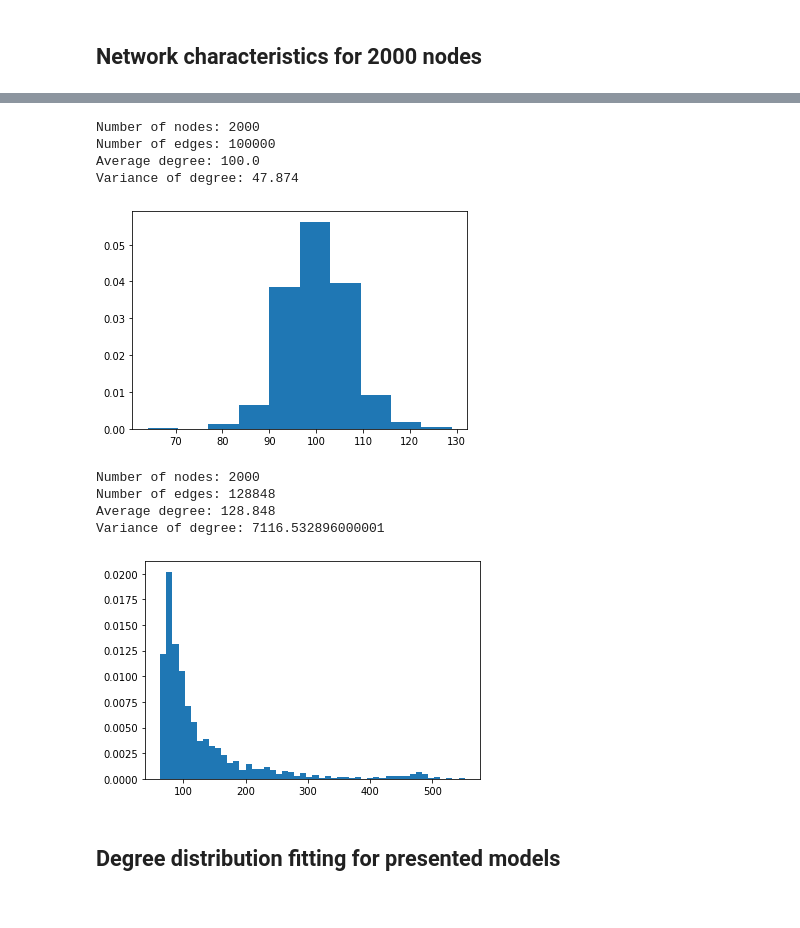
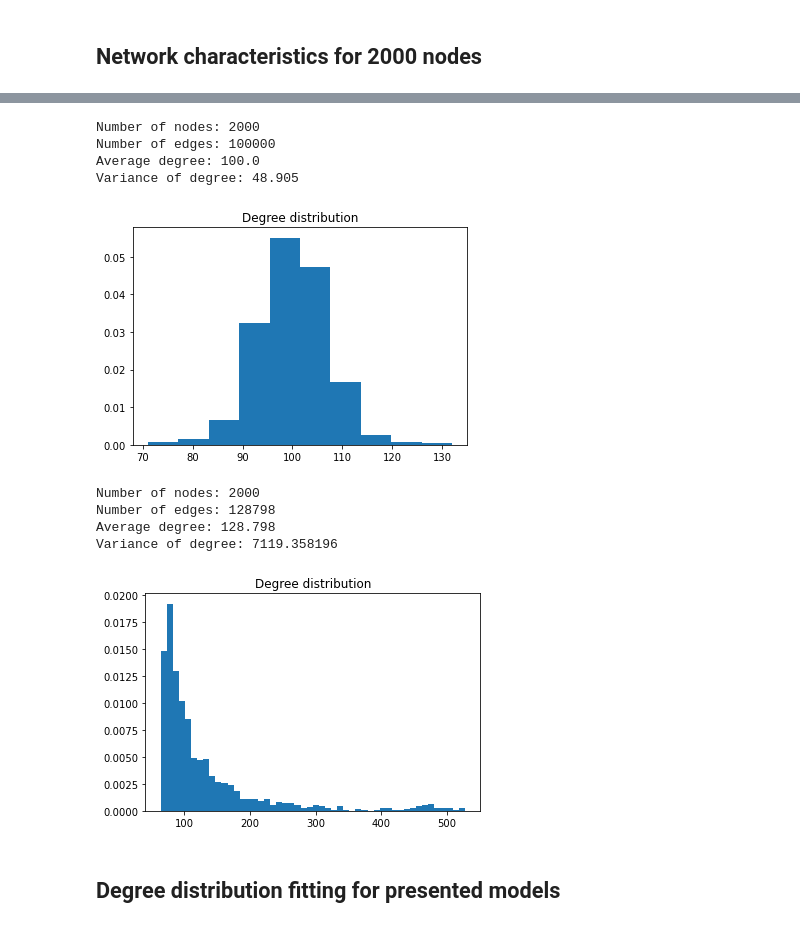
Before and after one commit to KasiaMacioszek/diffusion_processes, a Jupyter notebook: Assignment3/Assignment3.ipynb, the cells around one changed output, grey strips where cells are left out. Drawn from its saved outputs; the diff is of its cells as text; code cells hidden in the pictures.

```diff
--- a/Assignment3/Assignment3.ipynb
+++ b/Assignment3/Assignment3.ipynb
@@ -174,17 +174,18 @@ WSM = Watts_Strogatz_model().generate(0.5, 100)
 # %%
 print(f"Number of nodes: {WSM.number_of_nodes()}")
 print(f"Number of edges: {WSM.number_of_edges()}")
 WSM_degrees = [val for (node, val) in WSM.degree()]
 print(f"Average degree: {np.mean(WSM_degrees)}")
 print(f"Variance of degree: {np.var(WSM_degrees)}")
+plt.title("Degree distribution")
 plt.hist(WSM_degrees, density=True)
 plt.show()
 # %% [output]
 Number of nodes: 2000
 Number of edges: 100000
 Average degree: 100.0
-Variance of degree: 47.874
+Variance of degree: 48.905
-[figure, old version]
+[figure, new version]
 # %%
 BAM = Barabasi_Albert_model().generate(70, 69)
 # %%
@@ -193,14 +194,15 @@ print(f"Number of edges: {BAM.number_of_edges()}")
 BAM_degrees = [val for (node, val) in BAM.degree()]
 print(f"Average degree: {np.mean(BAM_degrees)}")
 print(f"Variance of degree: {np.var(BAM_degrees)}")
+plt.title("Degree distribution")
 plt.hist(BAM_degrees, density=True, bins=50)
 plt.show()
 # %% [output]
 Number of nodes: 2000
-Number of edges: 128848
-Average degree: 128.848
-Variance of degree: 7116.532896000001
+Number of edges: 128798
+Average degree: 128.798
+Variance of degree: 7119.358196
-[figure, old version]
+[figure, new version]
 # %% [markdown]
 ## Degree distribution fitting for presented models
 # %% [markdown]
```
Also changed, not shown: parts of 15 cells of this notebook, 1 other file.
